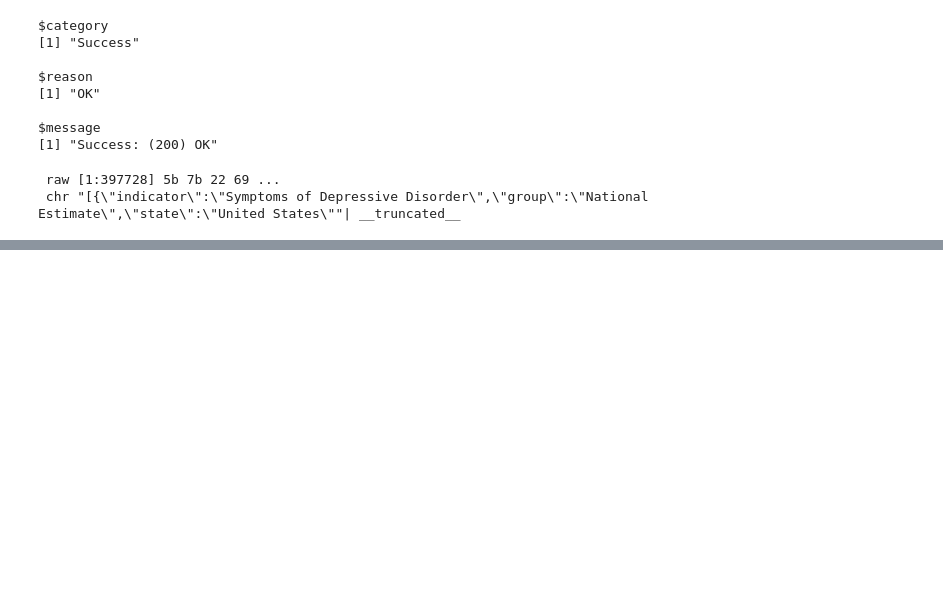
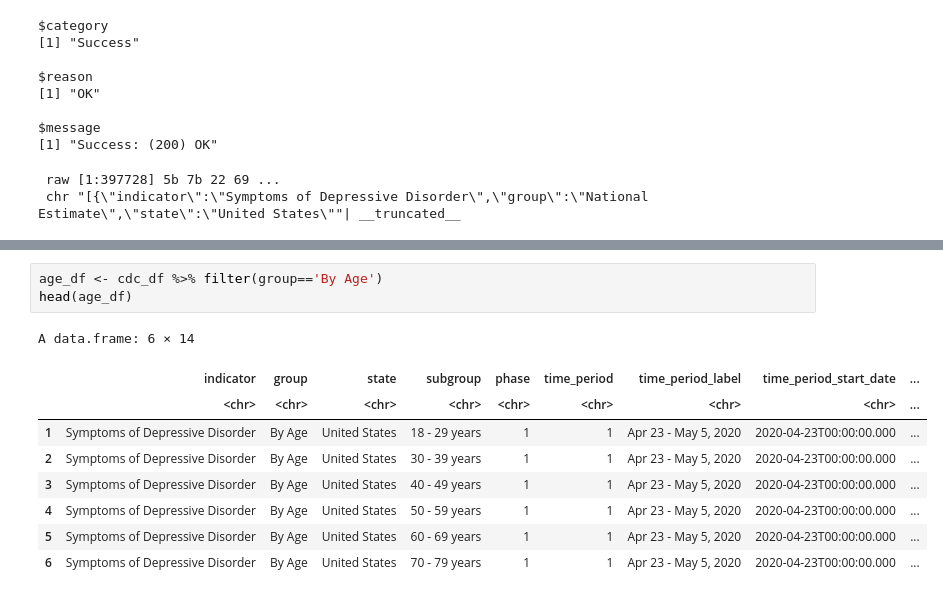
Before and after one commit to yyqbb/DATA201-Group-Project-2022, a Jupyter notebook: cdc_api.ipynb, the cells around one changed output, grey strips where cells are left out. Cells and saved outputs as stored; diff of their text form; blank space fills up the shorter version.

```diff
--- a/cdc_api.ipynb
+++ b/cdc_api.ipynb
@@ -154,2 +155,15 @@ education_df %>%
 # %% [output]
 [figure]
+# %%
+age_df <- cdc_df %>% filter(group=='By Age')
+head(age_df)
+# %% [output]
+A data.frame: 6 × 14
+|  | indicator | group | state | subgroup | phase | time_period | time_period_label | time_period_start_date | ... |
+|  | <chr> | <chr> | <chr> | <chr> | <chr> | <chr> | <chr> | <chr> | ... |
+| 1 | Symptoms of Depressive Disorder | By Age | United States | 18 - 29 years | 1 | 1 | Apr 23 - May 5, 2020 | 2020-04-23T00:00:00.000 | ... |
+| 2 | Symptoms of Depressive Disorder | By Age | United States | 30 - 39 years | 1 | 1 | Apr 23 - May 5, 2020 | 2020-04-23T00:00:00.000 | ... |
+| 3 | Symptoms of Depressive Disorder | By Age | United States | 40 - 49 years | 1 | 1 | Apr 23 - May 5, 2020 | 2020-04-23T00:00:00.000 | ... |
+| 4 | Symptoms of Depressive Disorder | By Age | United States | 50 - 59 years | 1 | 1 | Apr 23 - May 5, 2020 | 2020-04-23T00:00:00.000 | ... |
+| 5 | Symptoms of Depressive Disorder | By Age | United States | 60 - 69 years | 1 | 1 | Apr 23 - May 5, 2020 | 2020-04-23T00:00:00.000 | ... |
+| 6 | Symptoms of Depressive Disorder | By Age | United States | 70 - 79 years | 1 | 1 | Apr 23 - May 5, 2020 | 2020-04-23T00:00:00.000 | ... |
```
Also changed, not shown: parts of 4 cells of this notebook.
